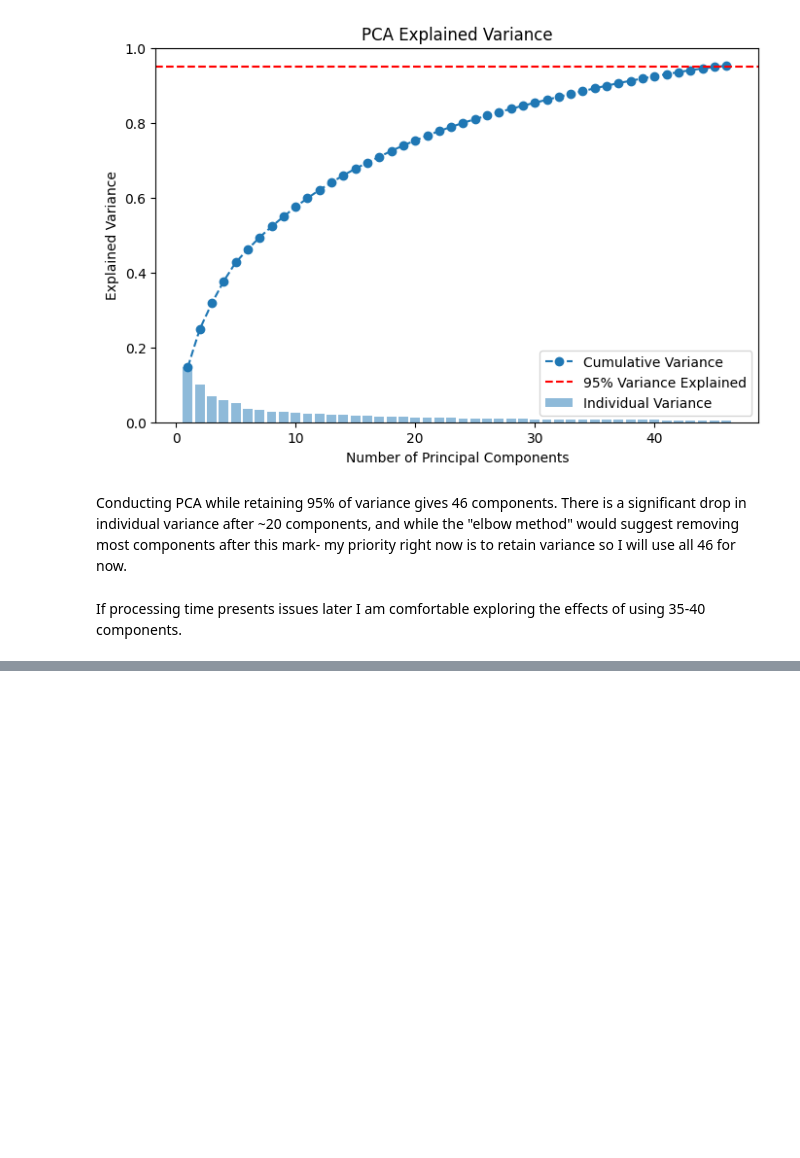
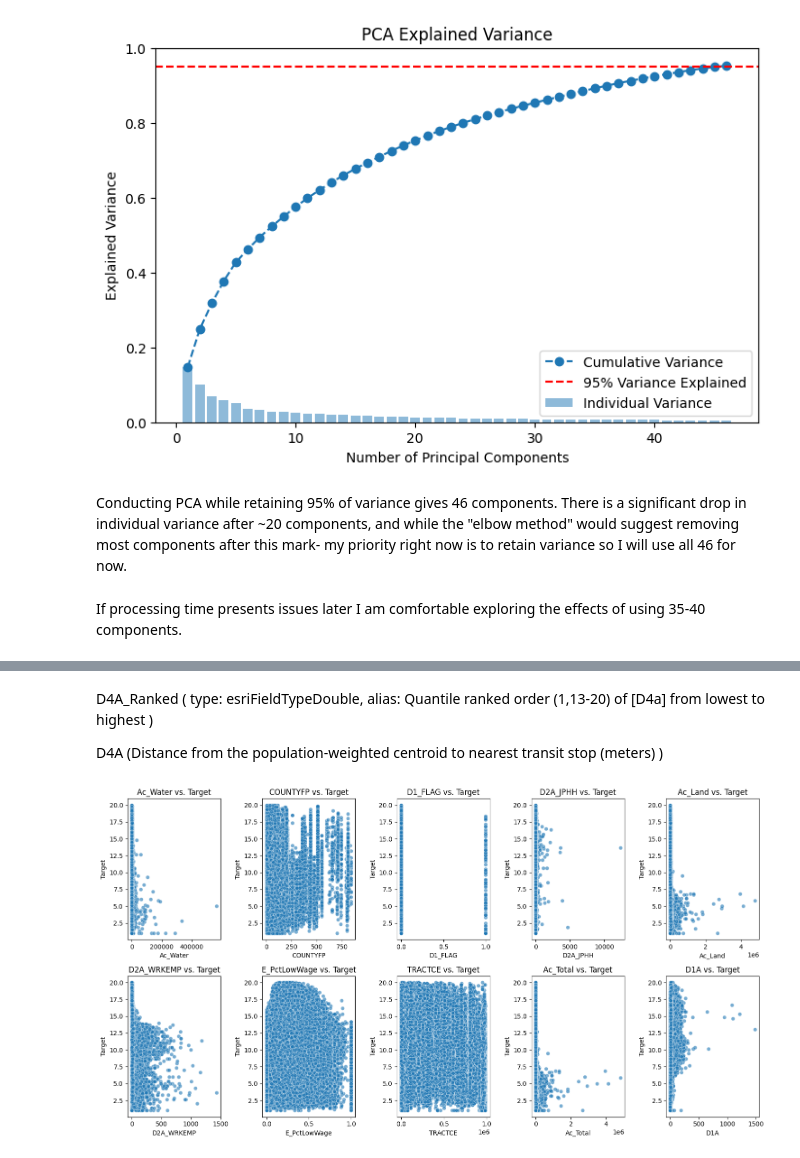
Before and after one commit to kquigg/Capstone557, a Jupyter notebook: Capstone.ipynb, the cells around one changed output, grey strips where cells are left out. Drawn from its saved outputs; the diff is of its cells as text; code cells hidden in the pictures; blank space fills up the shorter version.

```diff
--- a/Capstone.ipynb
+++ b/Capstone.ipynb
@@ -275,0 +341,9 @@ If processing time presents issues later I am comfortable exploring the effects
+# %%
+# Find PC most positively correlated with targer
+most_correlated_pc = pca_target_correlation.idxmax()
+
+# Contributing features to top PC
+top_features = pca_loadings[[most_correlated_pc]].abs().sort_values(by=most_correlated_pc, ascending=False).head(10)
+
+print("Top features contributing to {most_correlated_pc}:")
+print(top_features)
@@ -275,0 +410,19 @@ If processing time presents issues later I am comfortable exploring the effects
+# %% [markdown]
+D4A_Ranked ( type: esriFieldTypeDouble, alias: Quantile ranked order (1,13-20) of [D4a] from lowest to highest )
+
+D4A (Distance from the population-weighted centroid to nearest transit stop (meters) )
+# %%
+# Scatterplots of target vs. top features (picked based on earlier pc32 results)
+fig, axes = plt.subplots(2, 5, figsize=(15, 8))
+axes = axes.flatten()
+
+for i, feature in enumerate(top_features):
+    sns.scatterplot(x=X_train[feature], y=y_train, alpha=0.6, ax=axes[i])
+    axes[i].set_title(f"{feature} vs. Target")
+    axes[i].set_xlabel(feature)
+    axes[i].set_ylabel("Target")
+
+plt.tight_layout()
+plt.show()
+# %% [output]
+[figure, added]
```
Also changed, not shown: parts of 10 cells of this notebook.
